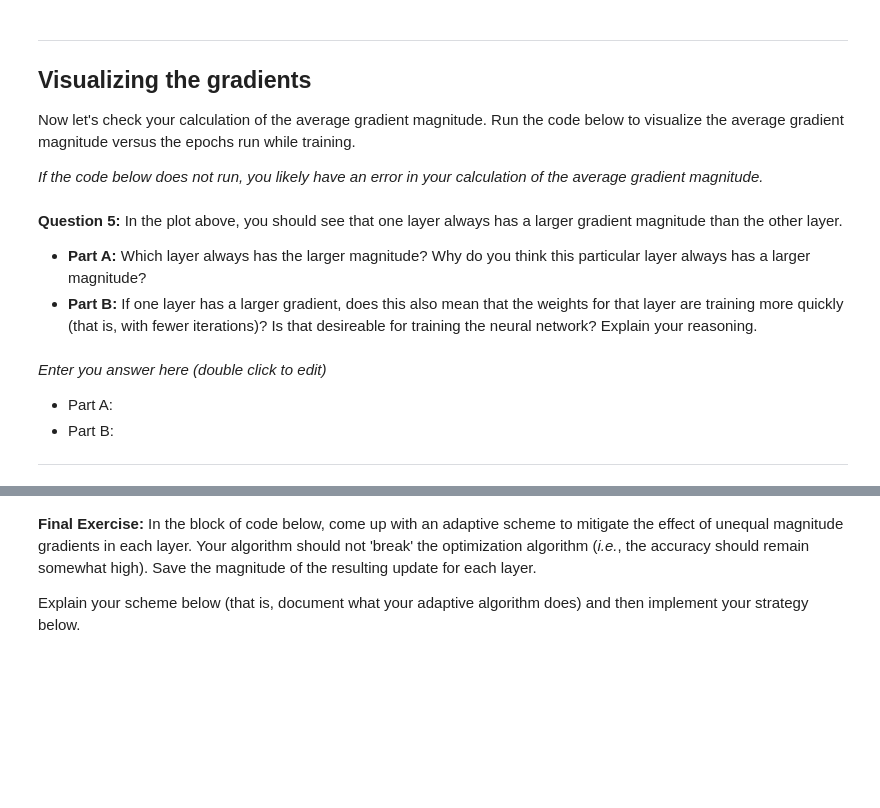
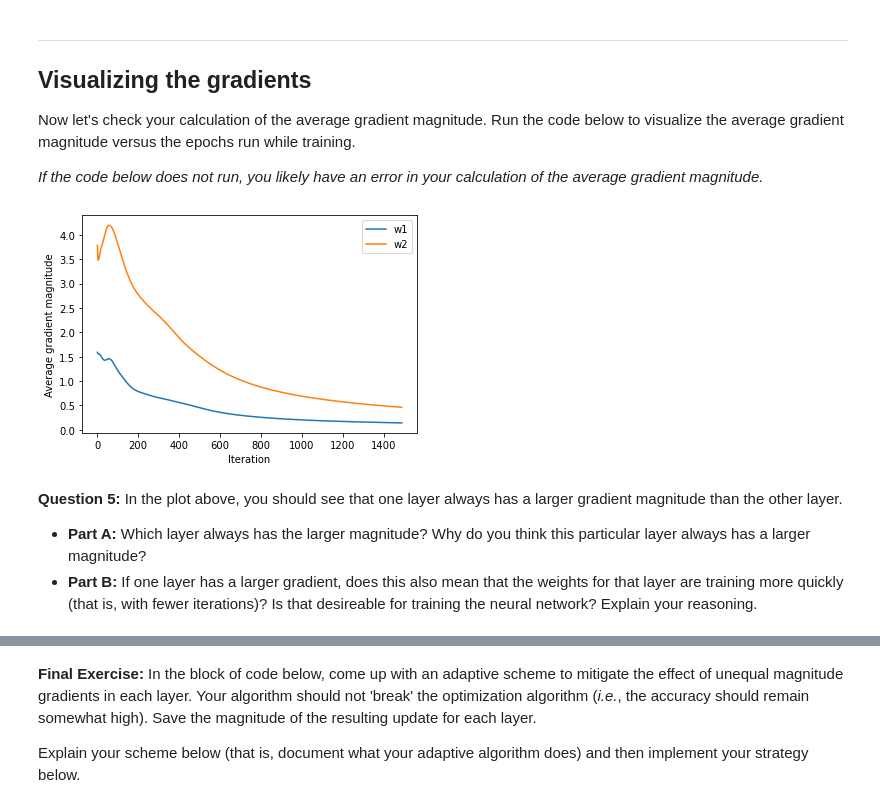
Before and after one commit to jenyintaylor/MLiP_Group, a Jupyter notebook: ICA3_MachineLearning.ipynb, the cells around one changed output, grey strips where cells are left out. Drawn from its saved outputs; the diff is of its cells as text; code cells hidden in the pictures; blank space fills up the shorter version.

```diff
--- a/ICA3_MachineLearning.ipynb
+++ b/ICA3_MachineLearning.ipynb
@@ -256,6 +255,8 @@ class TwoLayerPerceptron(TwoLayerPerceptronBase):
         #------------------------------------------
         # ENTER YOUR CODE HERE here to initialize
         # self.grad_w1_ and self.grad_w2_
+        self.grad_w1_ = []
+        self.grad_w2_ = []
 
         #------------------------------------------
 
@@ -273,6 +274,8 @@ class TwoLayerPerceptron(TwoLayerPerceptronBase):
             #------------------------------------------
             # ENTER YOUR CODE HERE to keep track of the
             # magnitude of gradients grad_w1_ and grad_w2_
+            self.grad_w1_.append(np.mean(abs(grad1)))
+            self.grad_w2_.append(np.mean(abs(grad2)))
 
             #------------------------------------------
 
@@ -319,8 +322,8 @@ class TwoLayerPerceptronVect(TwoLayerPerceptron):
         #---------------------------------
         # ENTER YOUR CODE HERE to
         # calculate the sensitivities
-        V2 =
-        V1 =
+        V2 = -2*(Y-A3)*A3*(1-A3)
+        V1 = A2*(1-A2)*(W2.T @ V2)
         #---------------------------------
 
         grad2 = V2 @ A2.T
@@ -353,21 +356,16 @@ Now let's check your calculation of the average gradient magnitude. Run the code
 *If the code below does not run, you likely have an error in your calculation of the average gradient magnitude.*
 # %%
 ax = plt.subplot(1,1,1)
-plt.plot(abs(clf.grad_w1_[10:]), label='w1')
-plt.plot(abs(clf.grad_w2_[10:]), label='w2')
+plt.plot(np.array(clf.grad_w1_[10:]), label='w1')
+plt.plot(np.array(clf.grad_w2_[10:]), label='w2')
 plt.legend()
 plt.ylabel('Average gradient magnitude')
 plt.xlabel('Iteration')
 plt.show()
+# %% [output]
+[figure, added]
 # %% [markdown]
 **Question 5:** In the plot above, you should see that one layer always has a larger gradient magnitude than the other layer.
 
 - **Part A:** Which layer always has the larger magnitude? Why do you think this particular layer always has a larger magnitude?
 - **Part B:** If one layer has a larger gradient, does this also mean that the weights for that layer are training more quickly (that is, with fewer iterations)? Is that desireable for training the neural network? Explain your reasoning.
-# %% [markdown]
-*Enter you answer here (double click to edit)*
-
-- Part A:
-- Part B:
-
-___
```
Also changed, not shown: parts of 12 cells of this notebook.
